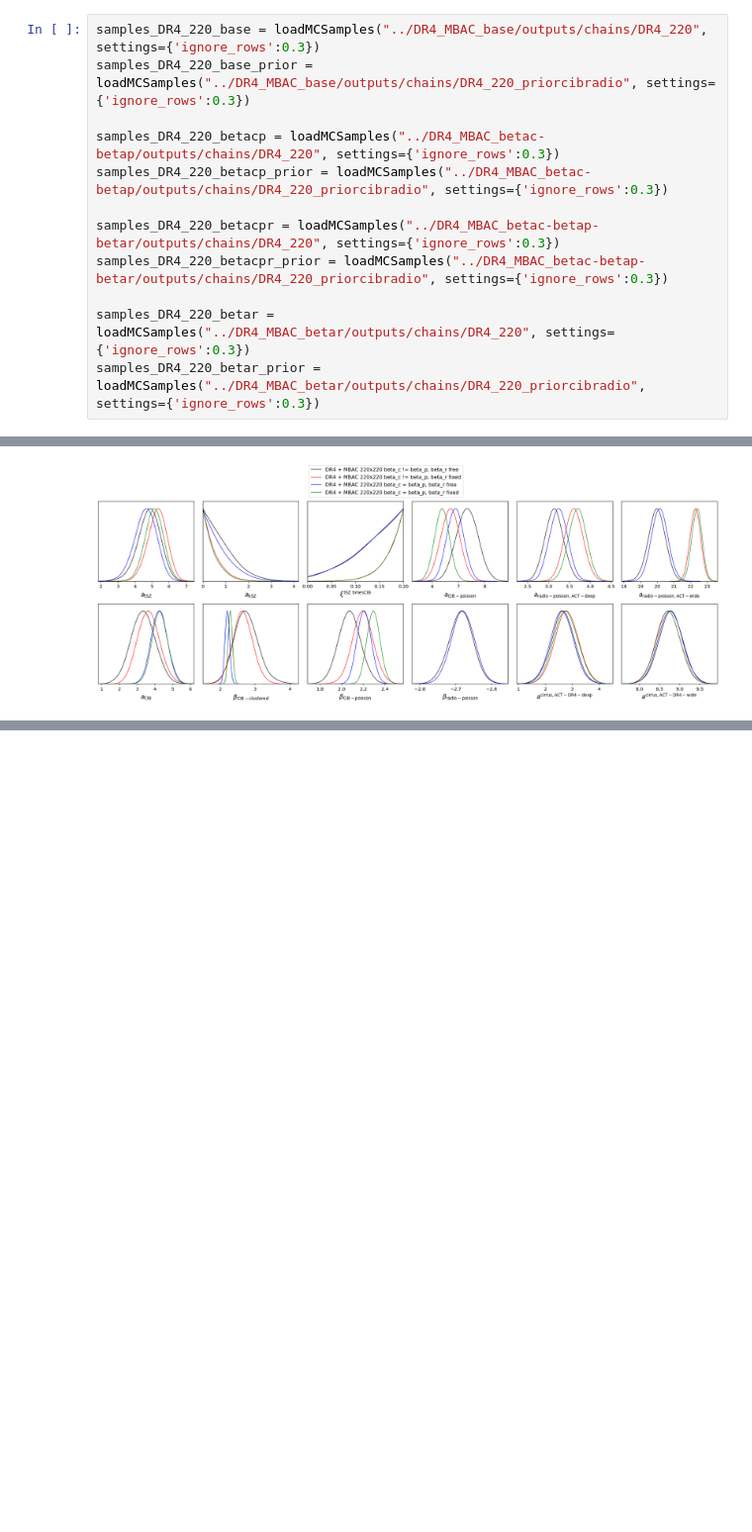
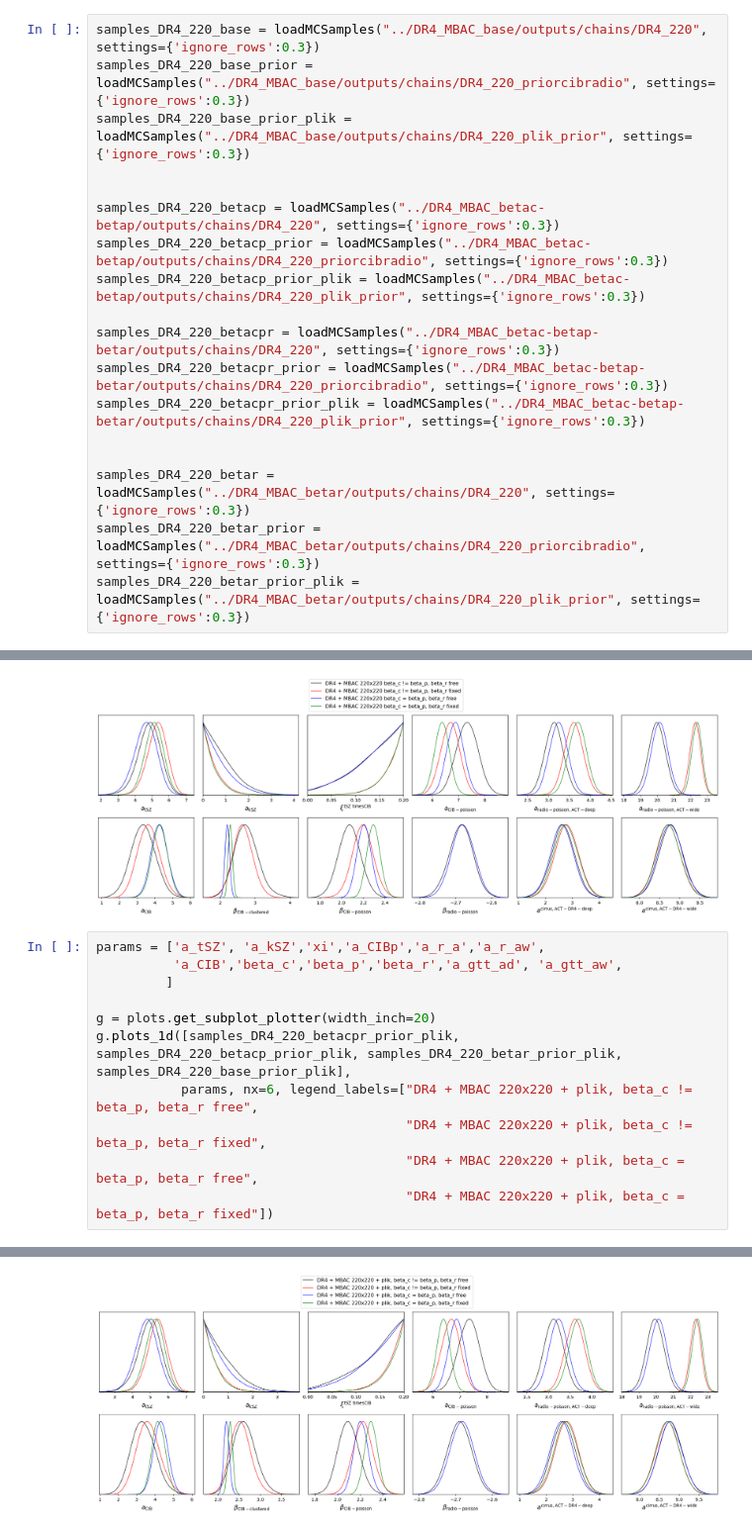
Before and after one commit to beringueb/DR6_fgmodels, a Jupyter notebook: notebooks/Plots.ipynb, the cells around one changed output, grey strips where cells are left out. Shown at 99% size. Cells and saved outputs as stored; diff of their text form; blank space fills up the shorter version.

Commit message:
DR4+220+plik no prior

```diff
--- a/notebooks/Plots.ipynb
+++ b/notebooks/Plots.ipynb
@@ -3,13 +3,19 @@ from getdist import loadMCSamples, plots
 # %%
 samples_DR4_220_base = loadMCSamples("../DR4_MBAC_base/outputs/chains/DR4_220", settings={'ignore_rows':0.3})
 samples_DR4_220_base_prior = loadMCSamples("../DR4_MBAC_base/outputs/chains/DR4_220_priorcibradio", settings={'ignore_rows':0.3})
+samples_DR4_220_base_prior_plik = loadMCSamples("../DR4_MBAC_base/outputs/chains/DR4_220_plik_prior", settings={'ignore_rows':0.3})
+
 
 samples_DR4_220_betacp = loadMCSamples("../DR4_MBAC_betac-betap/outputs/chains/DR4_220", settings={'ignore_rows':0.3})
 samples_DR4_220_betacp_prior = loadMCSamples("../DR4_MBAC_betac-betap/outputs/chains/DR4_220_priorcibradio", settings={'ignore_rows':0.3})
+samples_DR4_220_betacp_prior_plik = loadMCSamples("../DR4_MBAC_betac-betap/outputs/chains/DR4_220_plik_prior", settings={'ignore_rows':0.3})
 
 samples_DR4_220_betacpr = loadMCSamples("../DR4_MBAC_betac-betap-betar/outputs/chains/DR4_220", settings={'ignore_rows':0.3})
 samples_DR4_220_betacpr_prior = loadMCSamples("../DR4_MBAC_betac-betap-betar/outputs/chains/DR4_220_priorcibradio", settings={'ignore_rows':0.3})
+samples_DR4_220_betacpr_prior_plik = loadMCSamples("../DR4_MBAC_betac-betap-betar/outputs/chains/DR4_220_plik_prior", settings={'ignore_rows':0.3})
+
 
 samples_DR4_220_betar = loadMCSamples("../DR4_MBAC_betar/outputs/chains/DR4_220", settings={'ignore_rows':0.3})
 samples_DR4_220_betar_prior = loadMCSamples("../DR4_MBAC_betar/outputs/chains/DR4_220_priorcibradio", settings={'ignore_rows':0.3})
+samples_DR4_220_betar_prior_plik = loadMCSamples("../DR4_MBAC_betar/outputs/chains/DR4_220_plik_prior", settings={'ignore_rows':0.3})
 # %% [output]
@@ -58,3 +55,15 @@ g.plots_1d([samples_DR4_220_betacpr_prior, samples_DR4_220_betacp_prior, samples
 # %% [output]
 (6, 2)
 [figure]
+# %%
+params = ['a_tSZ', 'a_kSZ','xi','a_CIBp','a_r_a','a_r_aw',
+          'a_CIB','beta_c','beta_p','beta_r','a_gtt_ad', 'a_gtt_aw',
+         ]
+
+g = plots.get_subplot_plotter(width_inch=20)
+g.plots_1d([samples_DR4_220_betacpr_prior_plik, samples_DR4_220_betacp_prior_plik, samples_DR4_220_betar_prior_plik, samples_DR4_220_base_prior_plik],
+           params, nx=6, legend_labels=["DR4 + MBAC 220x220 + plik, beta_c != beta_p, beta_r free",
+                                        "DR4 + MBAC 220x220 + plik, beta_c != beta_p, beta_r fixed",
+                                        "DR4 + MBAC 220x220 + plik, beta_c = beta_p, beta_r free",
+                                        "DR4 + MBAC 220x220 + plik, beta_c = beta_p, beta_r fixed"])
+# %% [output]
@@ -60,0 +71 @@ g.plots_1d([samples_DR4_220_betacpr_prior, samples_DR4_220_betacp_prior, samples
+[figure, added]
```
Also changed, not shown: parts of 3 cells of this notebook, 9 other files.
